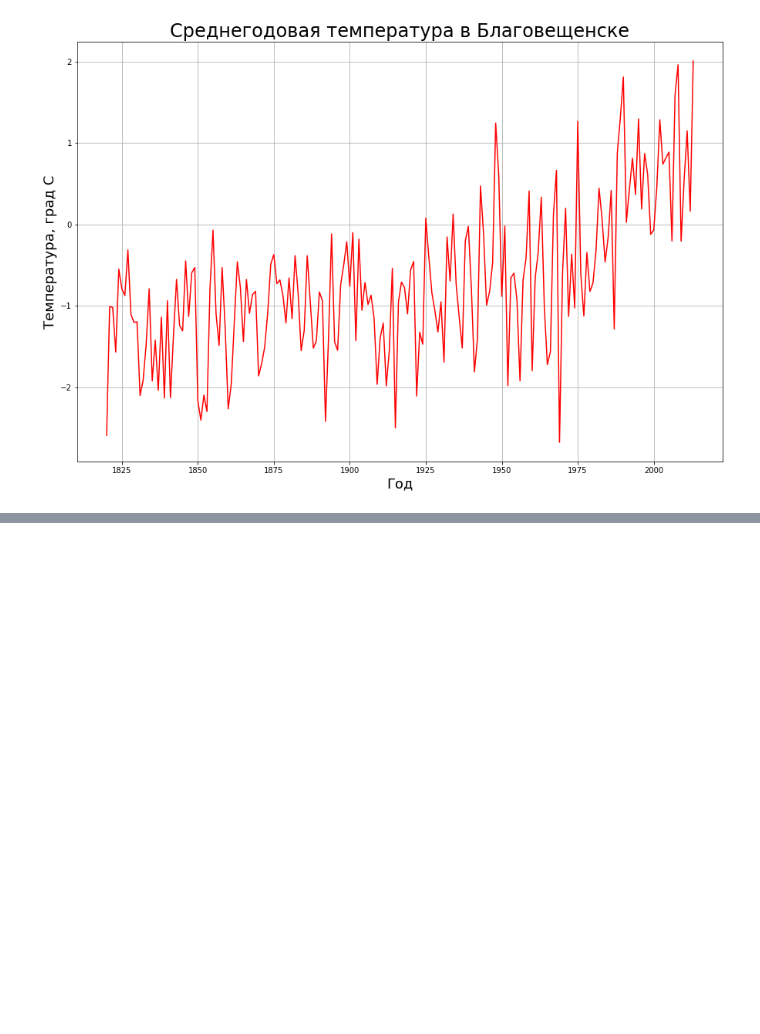
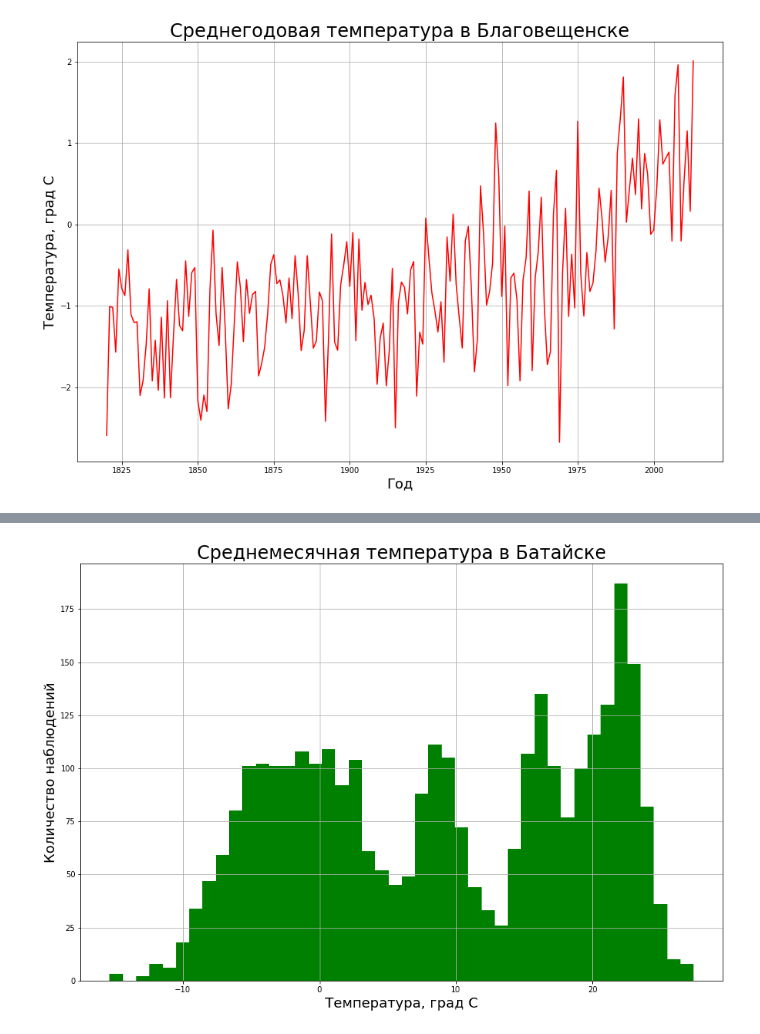
Before and after one commit to Trolljeger/HW6, a Jupyter notebook: HW6.ipynb, the cells around one changed output, grey strips where cells are left out. Drawn from its saved outputs; the diff is of its cells as text; code cells hidden in the pictures; blank space fills up the shorter version.

```diff
--- a/HW6.ipynb
+++ b/HW6.ipynb
@@ -140,0 +164,18 @@ plt.show()
+# %%
+Bataysk_data = rus_data[rus_data['City'] == 'Bataysk']
+Bataysk_month_data = Bataysk_data.groupby([Bataysk_data['dt'].dt.year, Bataysk_data['dt'].dt.month])['AverageTemperature'].mean()
+
+min_temp = Bataysk_month_data.min()
+max_temp = Bataysk_month_data.max()
+
+dt_count = int(max_temp - min_temp) + 2
+
+plt.figure(figsize = (15,10))
+plt.grid()
+plt.hist(Bataysk_month_data, dt_count, color='green')
+plt.title('Среднемесячная температура в Батайске', fontsize = 24)
+plt.xlabel('Температура, град С', fontsize = 18)
+plt.ylabel('Количество наблюдений', fontsize = 18)
+plt.show()
+# %% [output]
+[figure, added]
```
Also changed, not shown: parts of 3 cells of this notebook.
